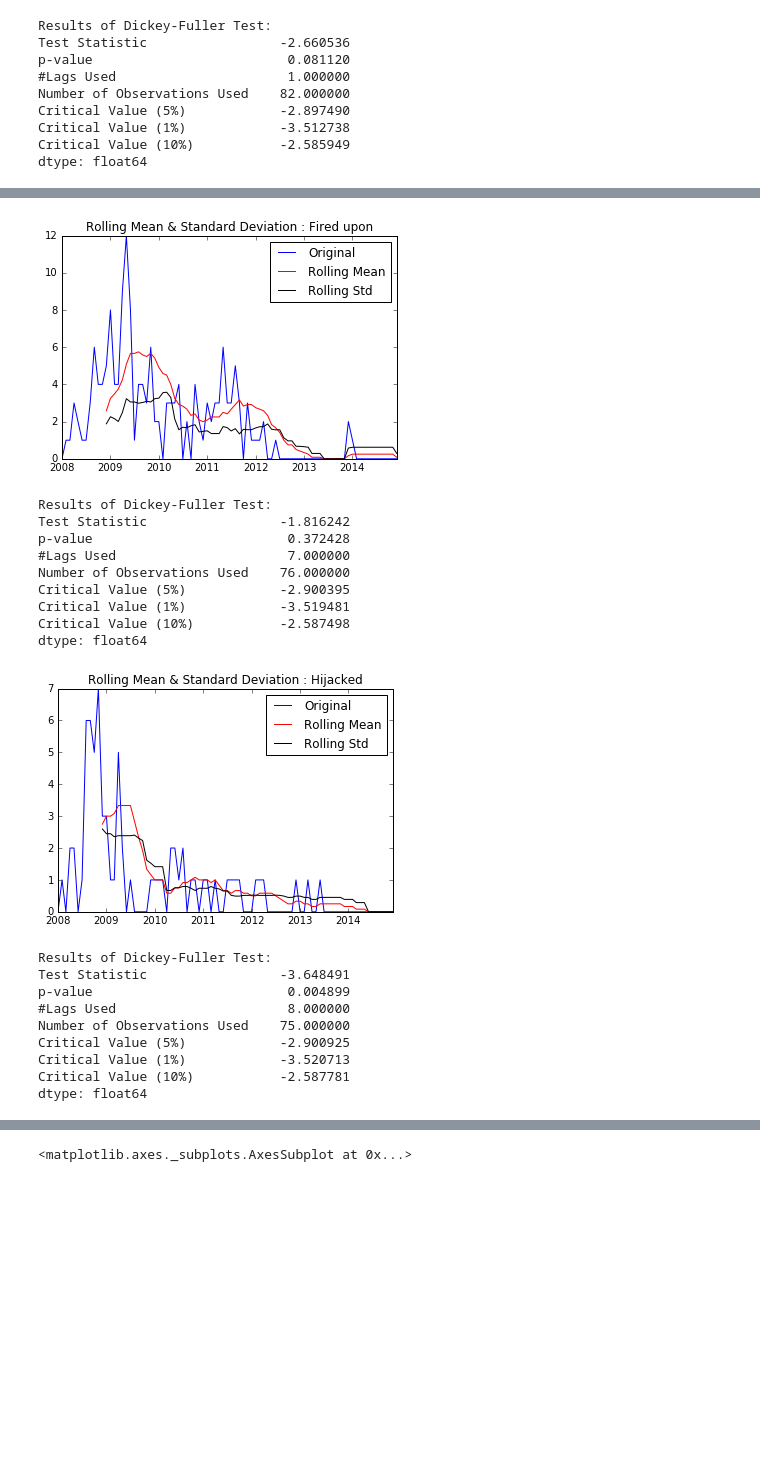
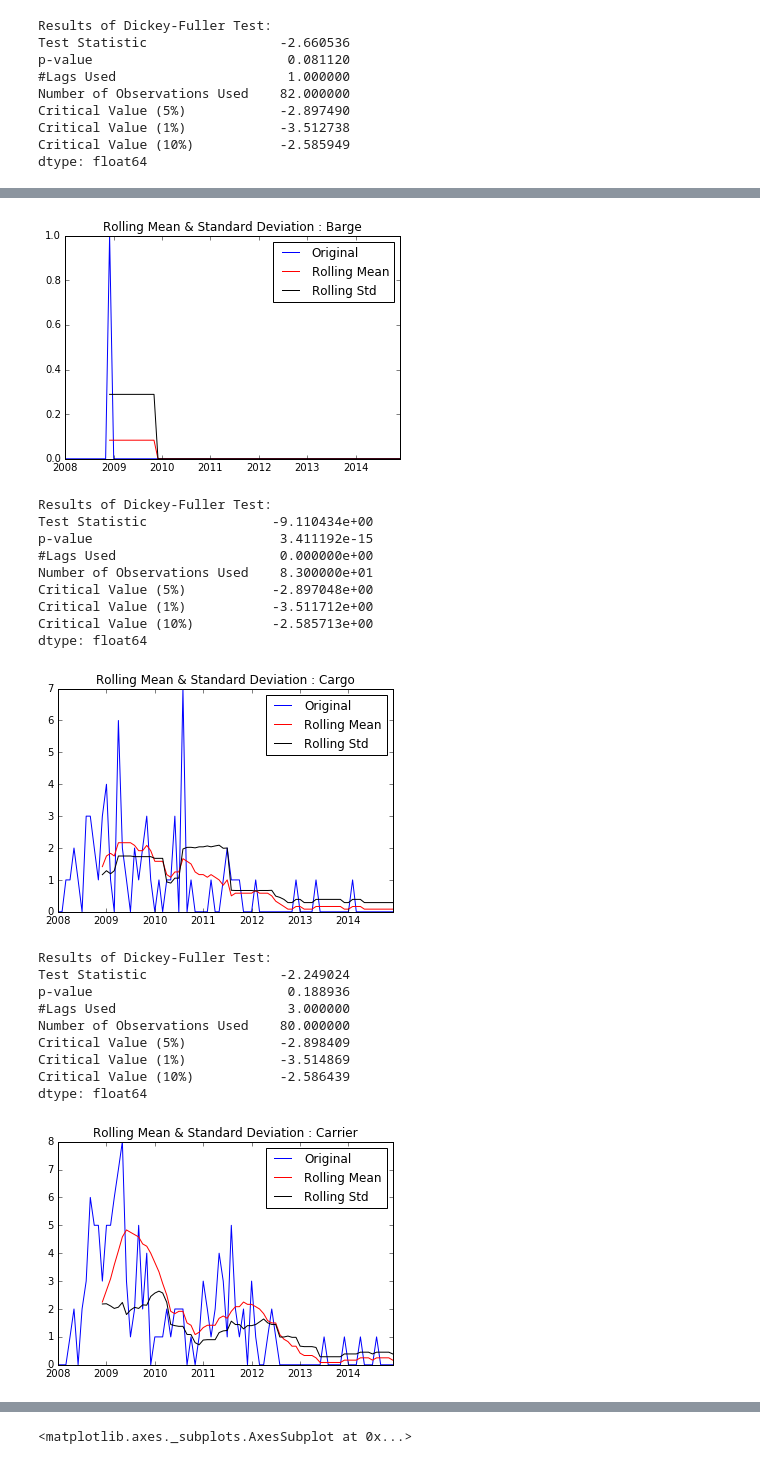
Before and after one commit to ifrebault/PiracyAttackPrediction, a Jupyter notebook: Machine_learning/ML.global.ipynb, the cells around one changed output, grey strips where cells are left out. Saved outputs shown, nothing was run; the diff lists cells and outputs as text; code cells hidden in the pictures; blank space fills up the shorter version.

```diff
--- a/Machine_learning/ML.global.ipynb
+++ b/Machine_learning/ML.global.ipynb
@@ -141,26 +106,26 @@ dtype: float64
-# %%
-test_stationarity(df_type['Fired upon'],'Fired upon')
-# %% [output]
-[figure, removed]
-Results of Dickey-Fuller Test:
-Test Statistic                 -1.816242
-p-value                         0.372428
-#Lags Used                      7.000000
-Number of Observations Used    76.000000
-Critical Value (5%)            -2.900395
-Critical Value (1%)            -3.519481
-Critical Value (10%)           -2.587498
-dtype: float64
-# %%
-test_stationarity(df_type['Hijacked'],'Hijacked')
-# %% [output]
-[figure, removed]
-Results of Dickey-Fuller Test:
-Test Statistic                 -3.648491
-p-value                         0.004899
-#Lags Used                      8.000000
-Number of Observations Used    75.000000
-Critical Value (5%)            -2.900925
-Critical Value (1%)            -3.520713
-Critical Value (10%)           -2.587781
-dtype: float64
+# %%
+typeBoat
+for i in range(0,len(typeBoat)):
+    test_stationarity(df_type[str(typeBoat[i])],str(typeBoat[i]))
+# %% [output]
+[figure, added]
+Results of Dickey-Fuller Test:
+Test Statistic                -9.110434e+00
+p-value                        3.411192e-15
+#Lags Used                     0.000000e+00
+Number of Observations Used    8.300000e+01
+Critical Value (5%)           -2.897048e+00
+Critical Value (1%)           -3.511712e+00
+Critical Value (10%)          -2.585713e+00
+dtype: float64
+[figure, added]
+Results of Dickey-Fuller Test:
+Test Statistic                 -2.249024
+p-value                         0.188936
+#Lags Used                      3.000000
+Number of Observations Used    80.000000
+Critical Value (5%)            -2.898409
+Critical Value (1%)            -3.514869
+Critical Value (10%)           -2.586439
+dtype: float64
+[figure, added]
```
Also changed, not shown: parts of 12 cells of this notebook, 3 other files.
